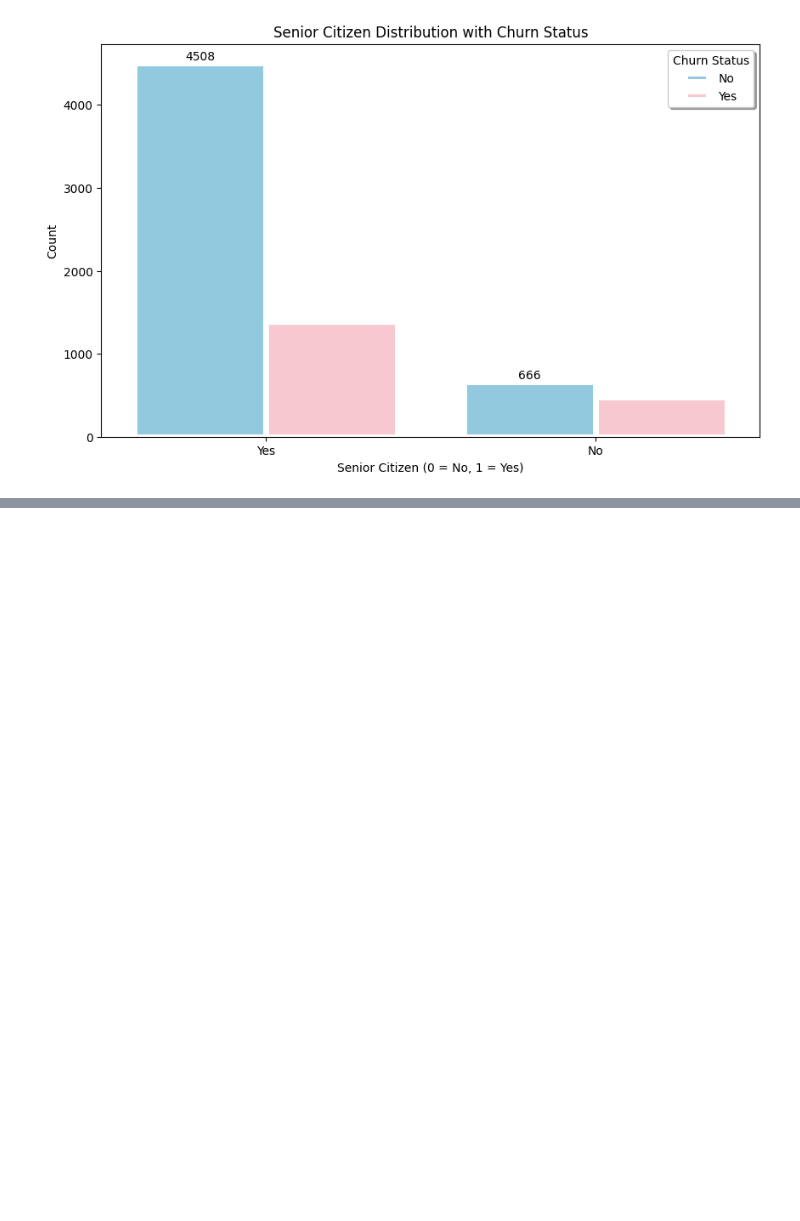
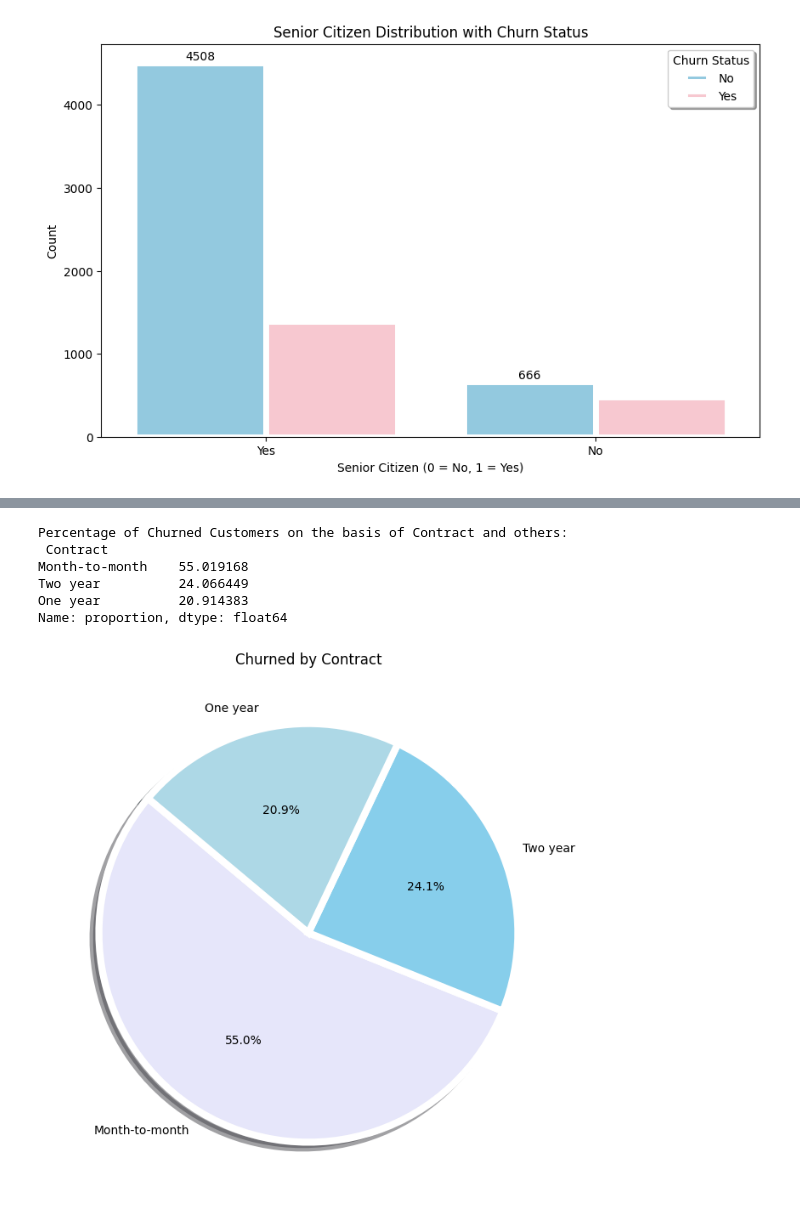
Before and after one commit to Jatingpt/Telecom-Customer-Churn-EDA-Project, a Jupyter notebook: Telecom_Customer_Churn_EDA_Project.ipynb, the cells around one changed output, grey strips where cells are left out. Cells and saved outputs as stored; diff of their text form; code cells hidden in the pictures; blank space fills up the shorter version.

```diff
--- a/Telecom_Customer_Churn_EDA_Project.ipynb
+++ b/Telecom_Customer_Churn_EDA_Project.ipynb
@@ -394,0 +421,23 @@ plt.show()
+# %%
+churned_counts = df['Contract'].value_counts(normalize=True) * 100
+
+print("Percentage of Churned Customers on the basis of Contract and others:\n", churned_counts)
+# %% [output]
+Percentage of Churned Customers on the basis of Contract and others:
+ Contract
+Month-to-month    55.019168
+Two year          24.066449
+One year          20.914383
+Name: proportion, dtype: float64
+# %%
+plt.figure(figsize=(8, 8))
+
+churned_counts.plot(kind='pie', autopct='%1.1f%%', startangle=140, colors=['lavender', 'skyblue', 'lightblue'], shadow=True, wedgeprops={'edgecolor': 'white', 'linewidth': 6})
+
+plt.title('Churned by Contract')
+
+plt.ylabel('')
+
+plt.show()
+# %% [output]
+[figure, added]
```
Also changed, not shown: parts of 12 cells of this notebook.
